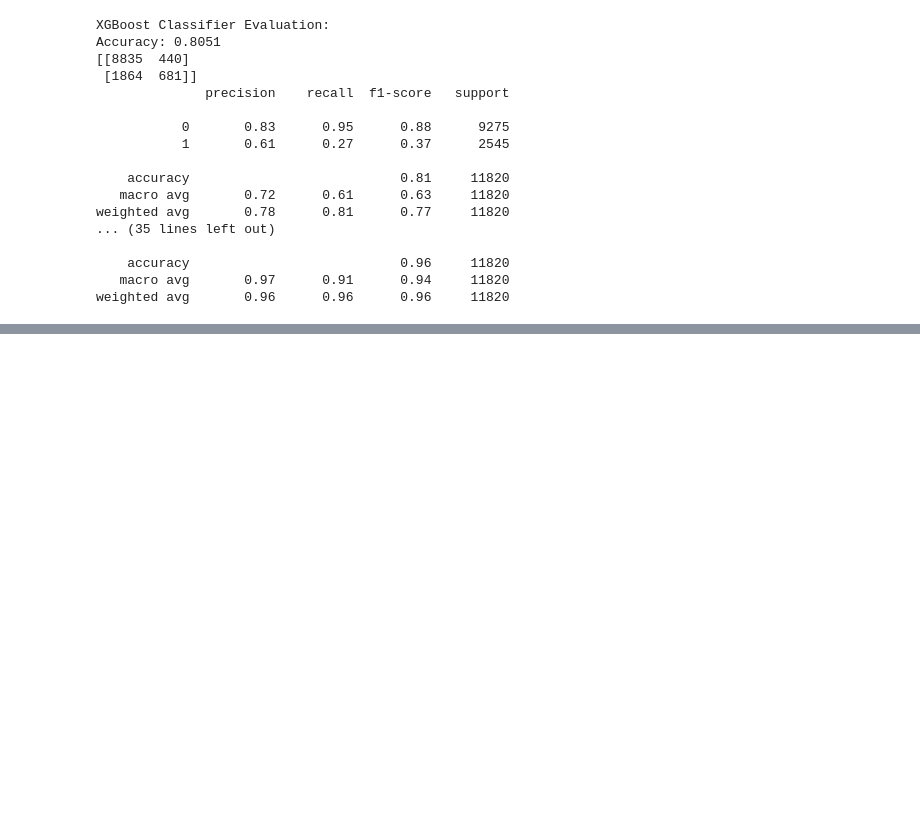
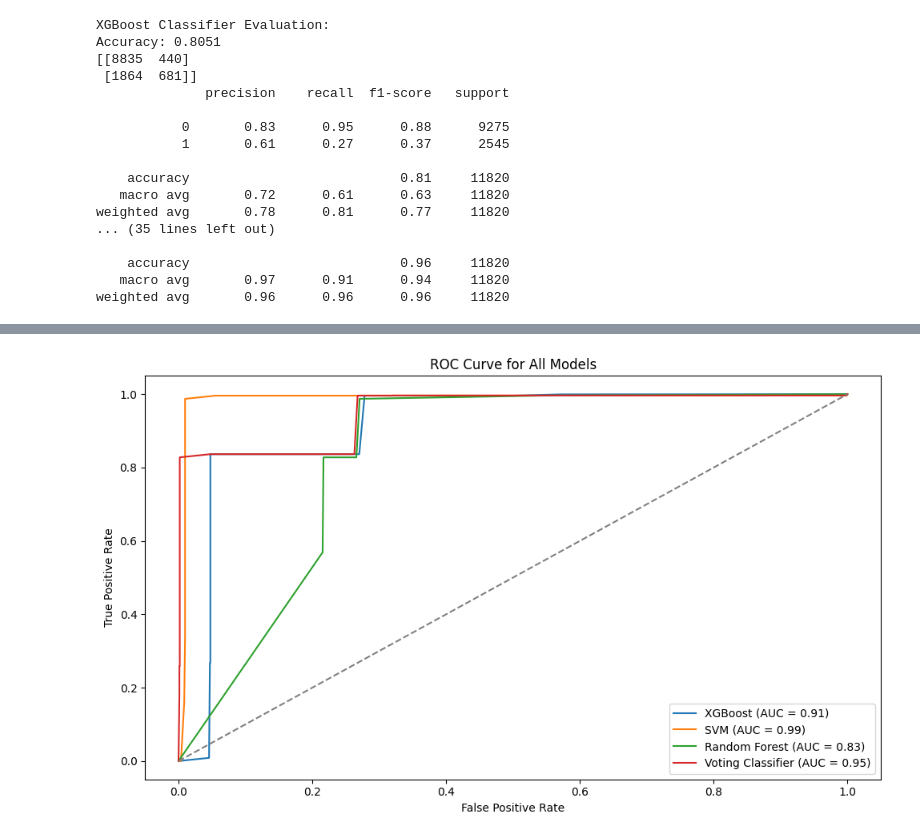
Before and after one commit to AChiu2700/HoneyPot, a Jupyter notebook: TestML.ipynb, the cells around one changed output, grey strips where cells are left out. Saved outputs shown, nothing was run; the diff lists cells and outputs as text; code cells hidden in the pictures; blank space fills up the shorter version.

```diff
--- a/TestML.ipynb
+++ b/TestML.ipynb
@@ -133,0 +250,22 @@ with open('/home/achoo/Desktop/Honeypot/votingClasifer_Predictions.json', 'w') a
+# %%
+models = [model_xgb, model_svm, model_rf, voting_clf]
+model_names = ['XGBoost', 'SVM', 'Random Forest', 'Voting Classifier']
+
+plt.figure(figsize=(10, 6))
+
+for model, name in zip(models, model_names):
+    y_prob = model.predict_proba(X_test_scaled)[:, 1]  # Get probability scores for positive class
+    fpr, tpr, _ = roc_curve(y_test, y_prob)
+    roc_auc = auc(fpr, tpr)
+
+    plt.plot(fpr, tpr, label=f'{name} (AUC = {roc_auc:.2f})')
+
+plt.plot([0, 1], [0, 1], color='gray', linestyle='--')  # Random model line
+plt.title('ROC Curve for All Models')
+plt.xlabel('False Positive Rate')
+plt.ylabel('True Positive Rate')
+plt.legend(loc='best')
+plt.tight_layout()
+plt.show()
+# %% [output]
+[figure, added]
```
Also changed, not shown: parts of 6 cells of this notebook.
